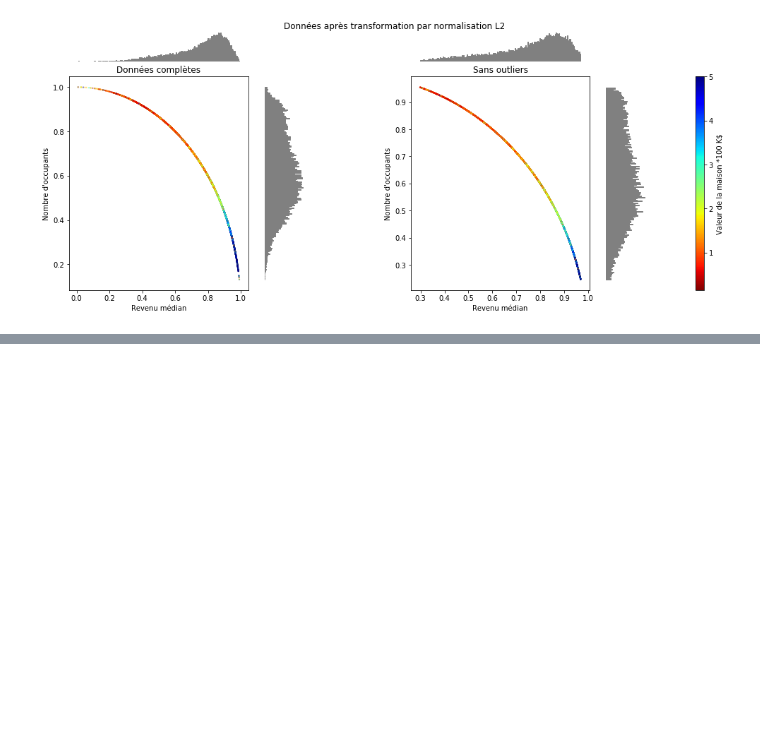
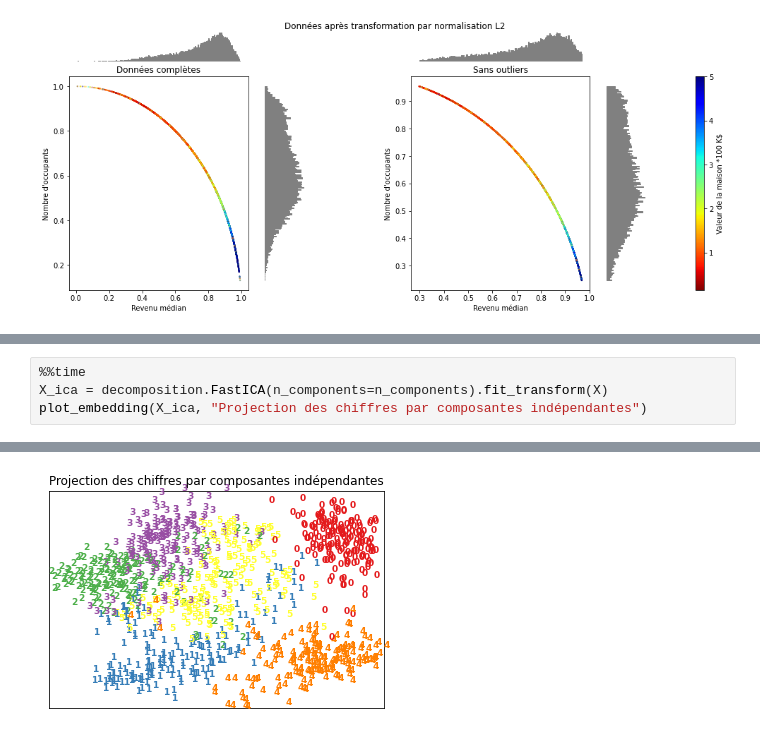
Before and after one commit to AstroPierre/Ecole-en-ligne-en-apprentissage-machine, a Jupyter notebook: Module_0_4_Transform.ipynb, the cells around one changed output, grey strips where cells are left out. Saved outputs shown, nothing was run; the diff lists cells and outputs as text; blank space fills up the shorter version.

```diff
--- a/Module_0_4_Transform.ipynb
+++ b/Module_0_4_Transform.ipynb
@@ -549,0 +430,5 @@ La colonne devant être encodée est spécifiée dans le constructeur [0] dans l
+# %%
+%%time
+X_ica = decomposition.FastICA(n_components=n_components).fit_transform(X)
+plot_embedding(X_ica, "Projection des chiffres par composantes indépendantes")
+# %% [output]
@@ -549,0 +436 @@ La colonne devant être encodée est spécifiée dans le constructeur [0] dans l
+[figure, added]
```
Also changed, not shown: parts of 69 cells of this notebook.
